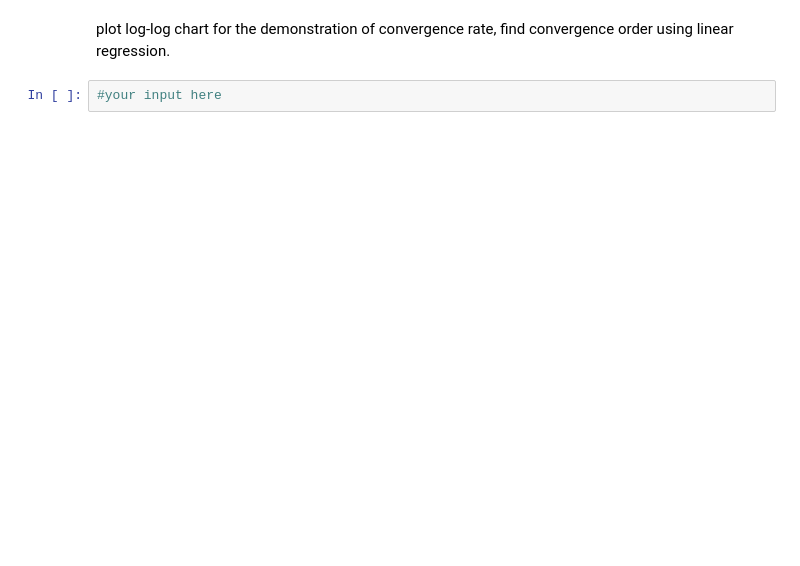
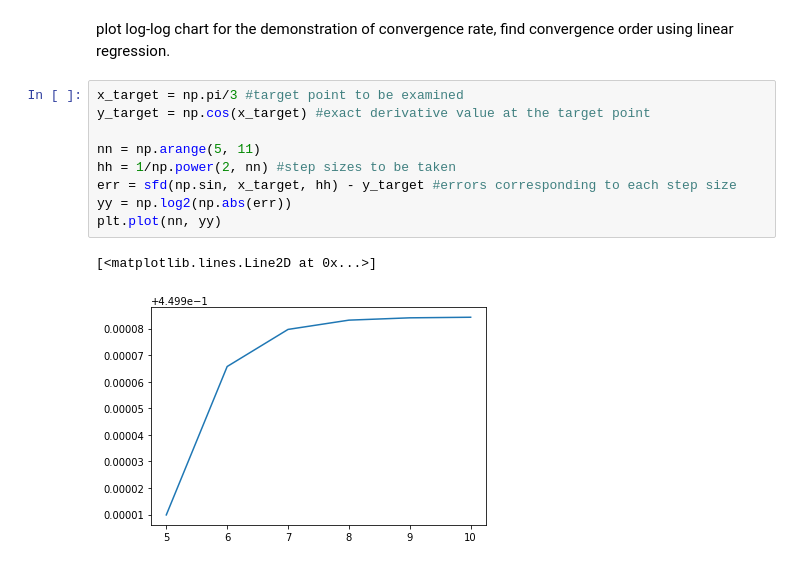
Before and after one commit to gwenostergren/20MA573, a Jupyter notebook: src/HW02fd2.ipynb, the cells around one changed output. Saved outputs shown, nothing was run; the diff lists cells and outputs as text; blank space fills up the shorter version.

```diff
--- a/src/HW02fd2.ipynb
+++ b/src/HW02fd2.ipynb
@@ -52,4 +54,14 @@ h = .5 #step size
 # %% [markdown]
 plot log-log chart for the demonstration of convergence rate, find convergence order using linear regression.
-# %%
-#your input here
+# %%
+x_target = np.pi/3 #target point to be examined
+y_target = np.cos(x_target) #exact derivative value at the target point
+
+nn = np.arange(5, 11)
+hh = 1/np.power(2, nn) #step sizes to be taken
+err = sfd(np.sin, x_target, hh) - y_target #errors corresponding to each step size
+yy = np.log2(np.abs(err))
+plt.plot(nn, yy)
+# %% [output]
+[<matplotlib.lines.Line2D at 0x...>]
+[figure, added]
```
Also changed, not shown: parts of 7 cells of this notebook.
